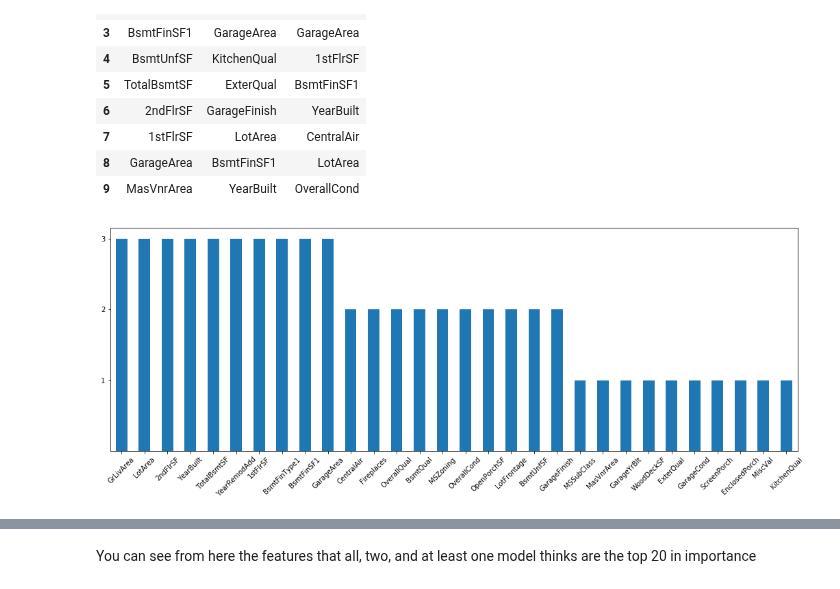
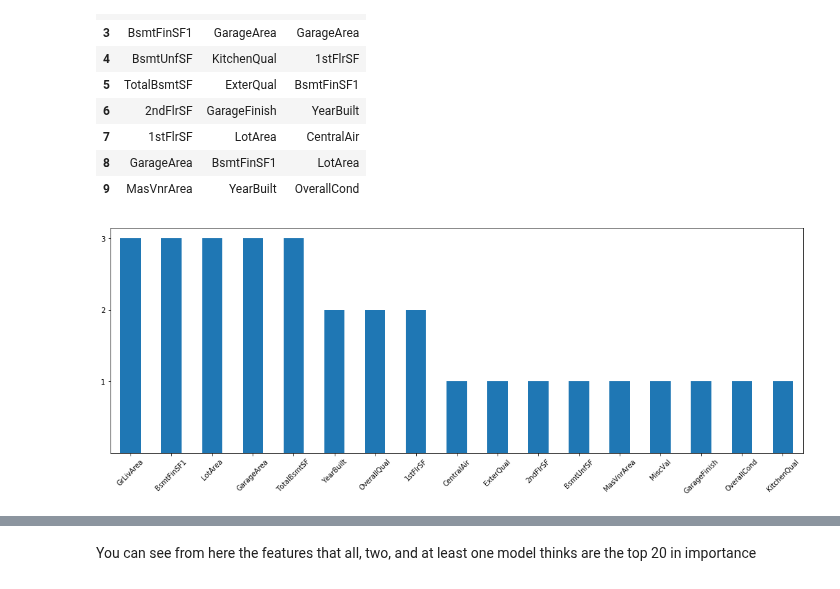
Before and after one commit to samialisayed/MachineLearning-Final-Project, a Jupyter notebook: notebook_tova_featureSelectionAll.ipynb, the cells around one changed output, grey strips where cells are left out. Cells and saved outputs as stored; diff of their text form; code cells hidden in the pictures.

```diff
--- a/notebook_tova_featureSelectionAll.ipynb
+++ b/notebook_tova_featureSelectionAll.ipynb
@@ -321,8 +315,8 @@ def top_n_features(n):
     return features_compare.iloc[:n, :].stack().value_counts()
 # %%
 plt.figure(figsize=(18,6))
-top_n_features(20)[:40].plot(kind='bar')
+top_n_features(10)[:40].plot(kind='bar')
 plt.xticks(rotation=45);
 plt.yticks([1,2,3]);
 # %% [output]
-[figure, old version]
+[figure, new version]
```
Also changed, not shown: parts of 5 cells of this notebook, 3 other files.
